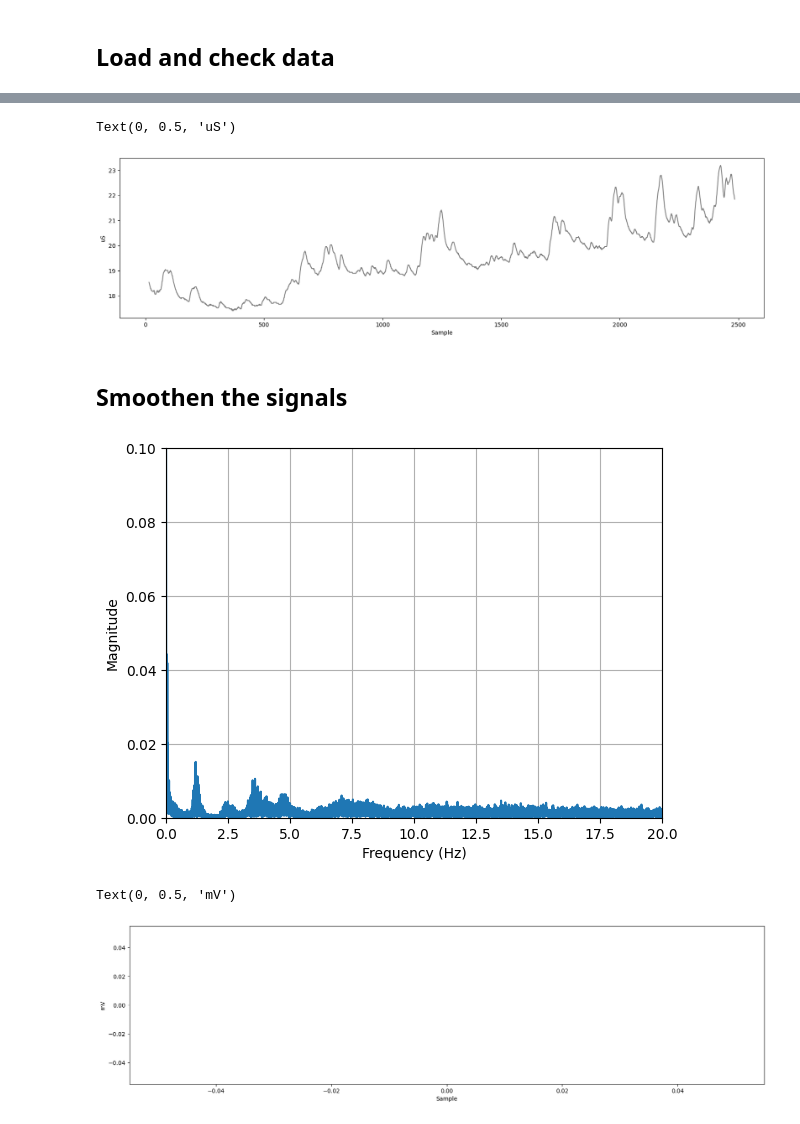
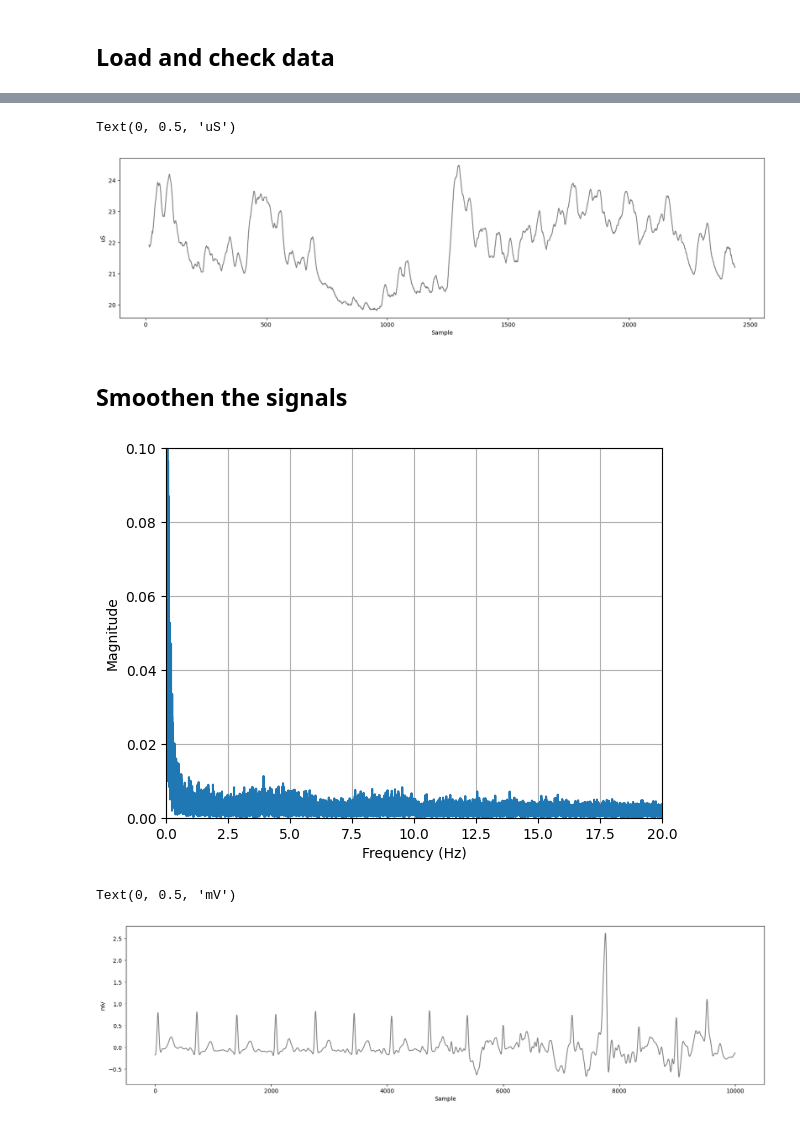
Before and after one commit to ynwtnb/linkage_analysis_pilot, a Jupyter notebook: script/data_preprocessing.ipynb, the cells around one changed output, grey strips where cells are left out. Saved outputs shown, nothing was run; the diff lists cells and outputs as text; code cells hidden in the pictures.

```diff
--- a/script/data_preprocessing.ipynb
+++ b/script/data_preprocessing.ipynb
@@ -15,20 +17,25 @@ data_dir = '../data/raw/'
 output_dir = '../data/preprocessed/'
 fs_ecg = 1024
 fs_eda = 4
-condition = 'neutral'
+condition = 'positive'
 person = 'YW'
 session = 'NY'
 
 # Read data
-df_ecg = pd.read_csv(data_dir + f'{session}_{condition}_Session1_ECG_{person}_Calibrated_SD.csv', skiprows=1)
-df_eda = pd.read_csv(data_dir + f'{session}_{condition}_Session1_EDA_{person}_Calibrated_SD.csv', skiprows=1)
-# df_ecg = pd.read_csv(data_dir + f'{session}_Session1_ECG_{person}_Calibrated_SD.csv', skiprows=1)
-# df_eda = pd.read_csv(data_dir + f'{session}_Session1_EDA_{person}_Calibrated_SD.csv', skiprows=1)
-#df_eda = pd.read_csv(data_dir + 'YW_test_Session4_EDA_NN_gel.csv', skiprows=1)
-output_filename_ecg = f'{session}_{condition}_ECG_{person}_preprocessed.csv'
-output_filename_eda = f'{session}_{condition}_EDA_{person}_preprocessed.csv'
-#output_filename_ecg = f'{session}_ECG_{person}_preprocessed.csv'
-#output_filename_eda = f'{session}_EDA_{person}_preprocessed.csv'
+if session == 'NY' or session == 'NN':
+    df_ecg = pd.read_csv(data_dir + f'{session}_{condition}_Session1_ECG_{person}_Calibrated_SD.csv', skiprows=1)
+    df_eda = pd.read_csv(data_dir + f'{session}_{condition}_Session1_EDA_{person}_Calibrated_SD.csv', skiprows=1)
+elif session == 'MG' or session == 'VM':
+    df_ecg = pd.read_csv(data_dir + f'{session}_Session1_ECG_{person}_Calibrated_SD.csv', skiprows=1)
+    df_eda = pd.read_csv(data_dir + f'{session}_Session1_EDA_{person}_Calibrated_SD.csv', skiprows=1)
+
+# Set output file names
+if session == 'NY' or session == 'NN':
+    output_filename_ecg = f'{session}_{condition}_ECG_{person}_preprocessed.csv'
+    output_filename_eda = f'{session}_{condition}_EDA_{person}_preprocessed.csv'
+elif session == 'MG' or session == 'VM':
+    output_filename_ecg = f'{session}_ECG_{person}_preprocessed.csv'
+    output_filename_eda = f'{session}_EDA_{person}_preprocessed.csv'
 # %%
 df_ecg
 # %% [output]
@@ -146,6 +155,6 @@ plt.xlabel('Sample')
 plt.ylabel('uS')
 # %% [output]
 Text(0, 0.5, 'uS')
-[figure, old version]
+[figure, new version]
 # %%
 # Re-sample to reduce sampling frequency
@@ -171,15 +183,15 @@ plt.ylabel('Magnitude')
 plt.grid()
 plt.show()
 # %% [output]
-[figure, old version]
+[figure, new version]
 # %%
 # Filter the ECG signal
 Filter = ECG.Filters(fs=fs_ecg)
 df_ecg['ecg_filtered'] = Filter.filter_signal(df_ecg['ecg_la_ra'], lowcut=1, highcut=10)
-df_ecg['ecg_filtered'].iloc[1700000:1740000].plot(figsize=(20, 5), color='gray')
+df_ecg['ecg_filtered'].iloc[0:10000].plot(figsize=(20, 5), color='gray')    # Set the range to plot
 plt.xlabel('Sample')
 plt.ylabel('mV')
 # %% [output]
 Text(0, 0.5, 'mV')
-[figure, old version]
+[figure, new version]
 # %%
```
Also changed, not shown: parts of 11 cells of this notebook.
